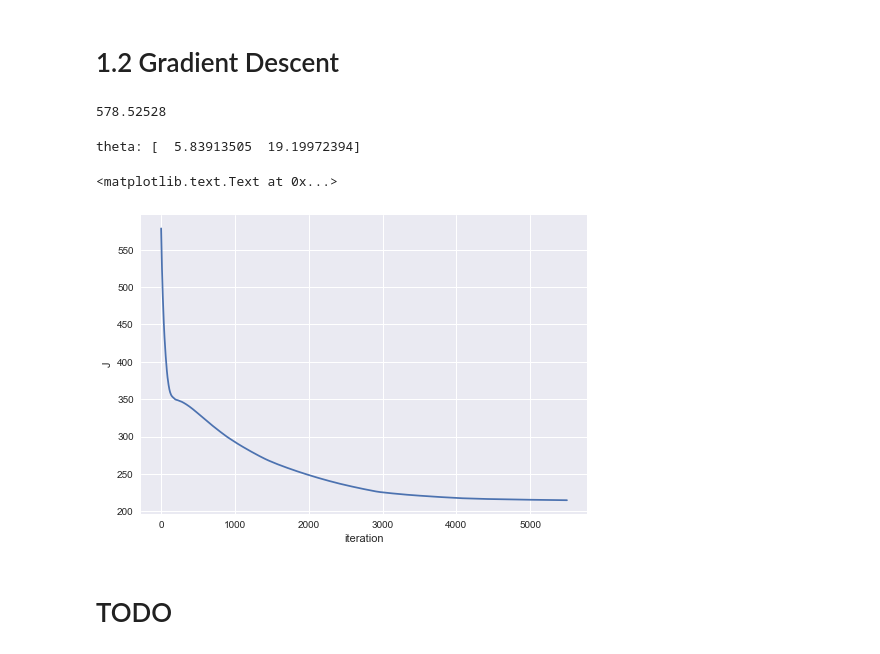
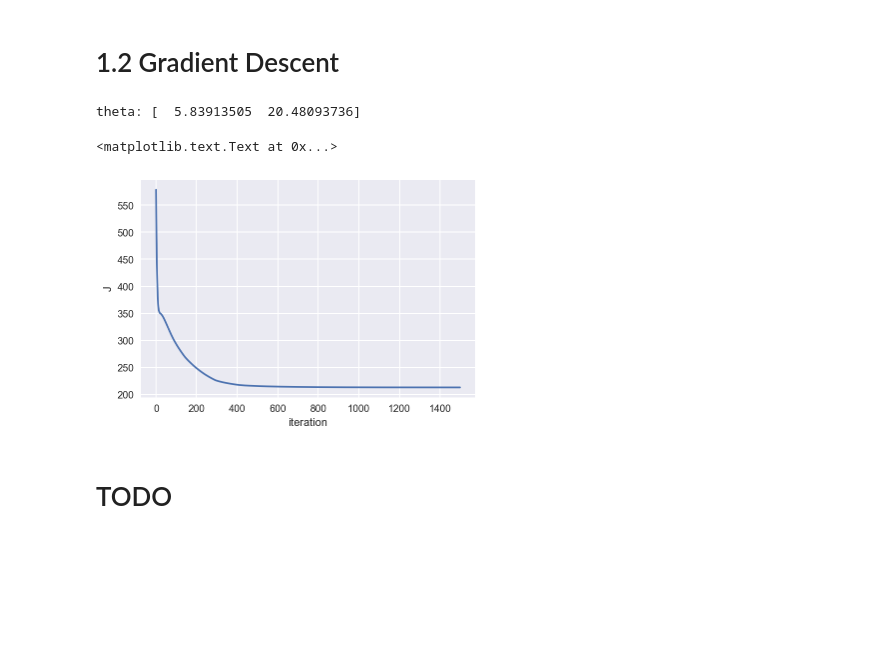
Before and after one commit to SadeghHayeri/Personal, a Jupyter notebook: Artificial Intelligence/CA3/Q1.ipynb, the cells around one changed output. Cells and saved outputs as stored; diff of their text form; code cells hidden in the pictures; blank space fills up the shorter version.

```diff
--- a/Artificial Intelligence/CA3/Q1.ipynb
+++ b/Artificial Intelligence/CA3/Q1.ipynb
@@ -68,49 +68,45 @@ def cost(dataX, dataY, t):
     h = np.dot(dataX , t)
     loss = h - dataY
     return abs(np.array(loss)).sum()
-# %%
-print( cost(x,y,[0,0]) )
-# %% [output]
-578.52528
 # %%
 def findRegression(dataX, dataY):
-    autoAlphaSelect = True
-    iterCount = 5500
-    alpha = .01
+    autoAlphaSelect = False
+    iterCount = 1500
+    alpha = .1
     theta = np.array(n * [0])
 
     j = []
     complete = False
 
     while( not complete ):
         complete = True
         for _ in range(0, iterCount):
             h = np.dot(dataX , theta)
             loss = h - dataY
             gradient = np.dot(loss , dataX)
             theta = theta - alpha / m * gradient
             j += [ abs(np.array(loss)).sum() ]
 
             # fix big alpha
             if ( autoAlphaSelect and j[ len(j)-1 ] > j[ len(j)-2 ]):
                 complete = False
                 alpha = alpha / 10
 #                 print('alpha:', alpha)
                 theta = np.array(n * [0])
                 j.clear()
                 break
     return theta, j
 
 theta, j = findRegression(x, y)
 print('theta:', theta )
 
 plt.plot(j)
 plt.xlabel('iteration')
 plt.ylabel('J')
 # %% [output]
-theta: [  5.83913505  19.19972394]
+theta: [  5.83913505  20.48093736]
 <matplotlib.text.Text at 0x...>
-[figure, old version]
+[figure, new version]
 # %% [markdown]
 # TODO
 # %% [markdown]
```
Also changed, not shown: parts of 6 cells of this notebook.
